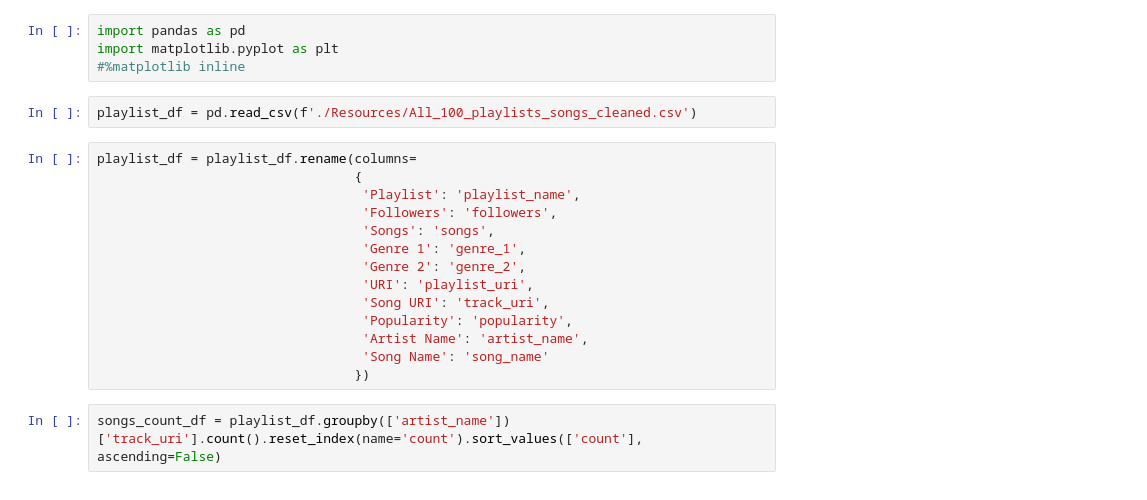
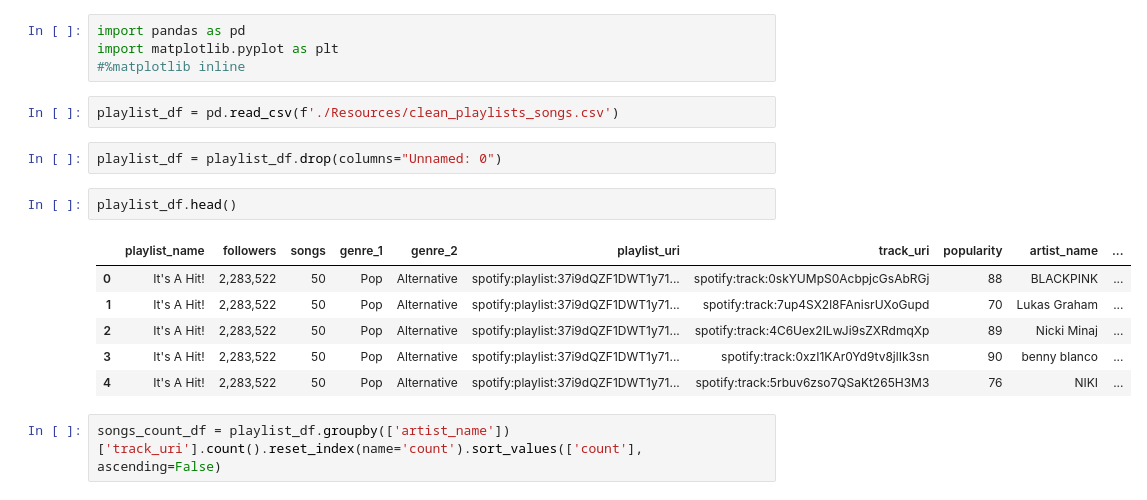
Before and after one commit to bbneves/Spotify_Playlist_Analysis, a Jupyter notebook: visualization.ipynb, the cells around one changed output. Cells and saved outputs as stored; diff of their text form.

```diff
--- a/visualization.ipynb
+++ b/visualization.ipynb
@@ -3,21 +3,18 @@ import pandas as pd
 import matplotlib.pyplot as plt
 #%matplotlib inline
 # %%
-playlist_df = pd.read_csv(f'./Resources/All_100_playlists_songs_cleaned.csv')
+playlist_df = pd.read_csv(f'./Resources/clean_playlists_songs.csv')
-# %%
-playlist_df = playlist_df.rename(columns=
-                                 {
-                                  'Playlist': 'playlist_name',
-                                  'Followers': 'followers',
-                                  'Songs': 'songs',
-                                  'Genre 1': 'genre_1',
-                                  'Genre 2': 'genre_2',
-                                  'URI': 'playlist_uri',
-                                  'Song URI': 'track_uri',
-                                  'Popularity': 'popularity',
-                                  'Artist Name': 'artist_name',
-                                  'Song Name': 'song_name'
-                                 })
+# %%
+playlist_df = playlist_df.drop(columns="Unnamed: 0")
+# %%
+playlist_df.head()
+# %% [output]
+|  | playlist_name | followers | songs | genre_1 | genre_2 | playlist_uri | track_uri | popularity | artist_name | ... |
+| 0 | It's A Hit! | 2,283,522 | 50 | Pop | Alternative | spotify:playlist:37i9dQZF1DWT1y71... | spotify:track:0skYUMpS0AcbpjcGsAbRGj | 88 | BLACKPINK | ... |
+| 1 | It's A Hit! | 2,283,522 | 50 | Pop | Alternative | spotify:playlist:37i9dQZF1DWT1y71... | spotify:track:7up4SX2l8FAnisrUXoGupd | 70 | Lukas Graham | ... |
+| 2 | It's A Hit! | 2,283,522 | 50 | Pop | Alternative | spotify:playlist:37i9dQZF1DWT1y71... | spotify:track:4C6Uex2ILwJi9sZXRdmqXp | 89 | Nicki Minaj | ... |
+| 3 | It's A Hit! | 2,283,522 | 50 | Pop | Alternative | spotify:playlist:37i9dQZF1DWT1y71... | spotify:track:0xzI1KAr0Yd9tv8jlIk3sn | 90 | benny blanco | ... |
+| 4 | It's A Hit! | 2,283,522 | 50 | Pop | Alternative | spotify:playlist:37i9dQZF1DWT1y71... | spotify:track:5rbuv6zso7QSaKt265H3M3 | 76 | NIKI | ... |
 # %%
 songs_count_df = playlist_df.groupby(['artist_name'])['track_uri'].count().reset_index(name='count').sort_values(['count'], ascending=False)
 # %%
```
Also changed, not shown: 5 other files.
